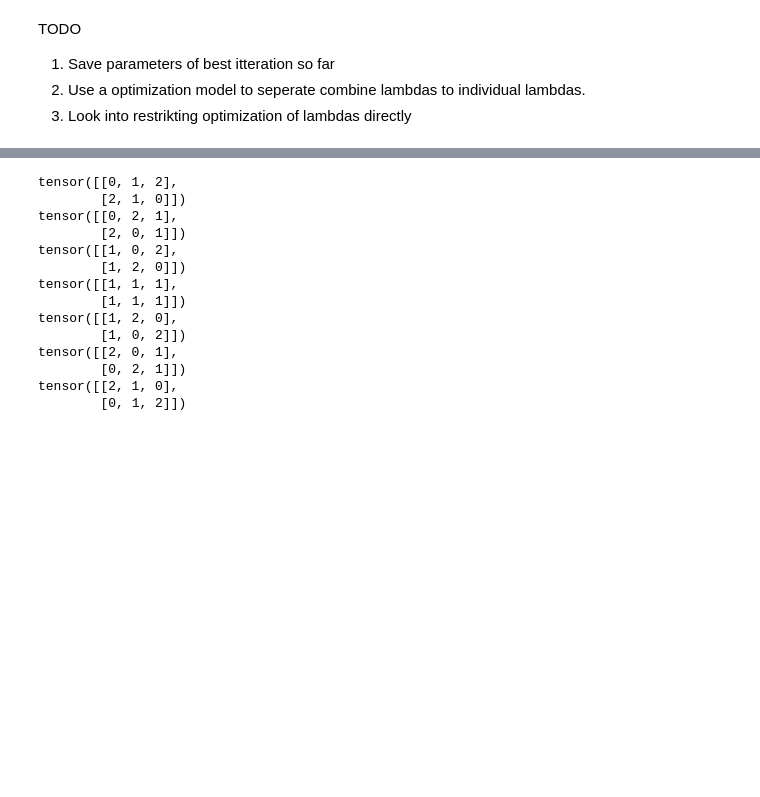
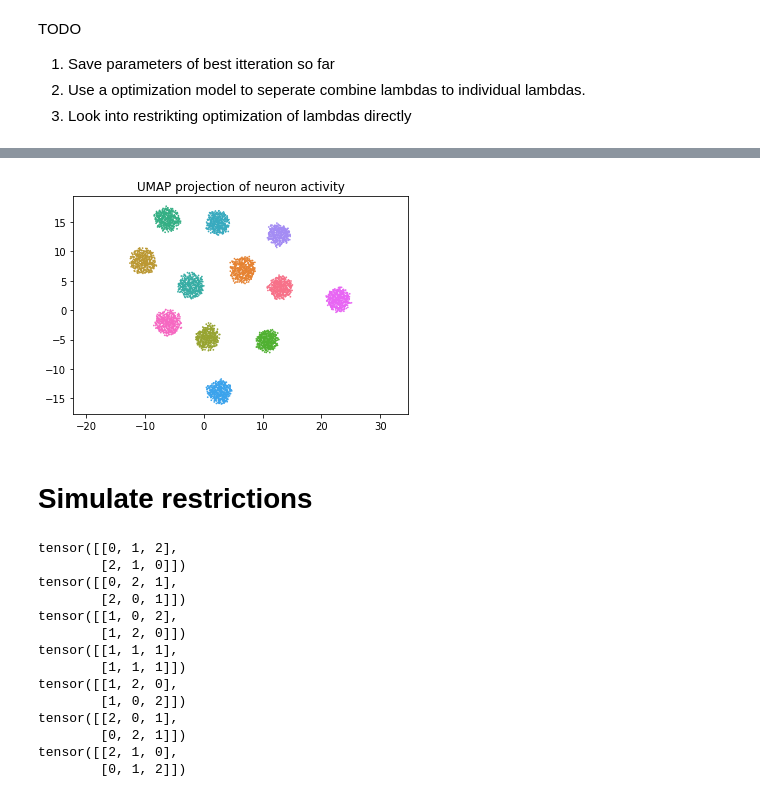
Before and after one commit to Zoroa1885/Multi-state-HMM-torch-model, a Jupyter notebook: analysis.ipynb, the cells around one changed output, grey strips where cells are left out. Saved outputs shown, nothing was run; the diff lists cells and outputs as text; code cells hidden in the pictures; blank space fills up the shorter version.

```diff
--- a/analysis.ipynb
+++ b/analysis.ipynb
@@ -887,3 +895,52 @@ tensor([[2, 2, 0],
+# %%
+import itertools
+
+# Replace these with your actual vectors
+vector1 = y_state_3
+vector2 = y_state_4
+
+# Create a dictionary to map unique combinations to numbers
+combo_to_number = {}
+
+# Create a counter to assign unique numbers
+counter = 0
+
+combination = []
+
+# Use itertools.product to generate unique combinations
+for i in range(len(vector1)):
+    combo = (vector1[i], vector2[i])
+    combination.append(combo)
+    if combo not in combo_to_number:
+        combo_to_number[combo] = counter
+        counter += 1
+# %%
+combination = list(combination)
+ensemble_state = [combo_to_number[combo] for combo in combination]
+# %%
+import umap.umap_ as umap
+
+states = ensemble_state
+
+X = X_state_ensamble
+
+X_scaled = StandardScaler().fit_transform(X)
+
+reducer = umap.UMAP(n_neighbors=10, min_dist=1)
+
+embedding = reducer.fit_transform(X_scaled)
+
+custom_palette = sns.color_palette("husl", len(set(states)))
+
+plt.scatter(
+    embedding[:, 0],
+    embedding[:, 1], c=[custom_palette[x] for x in states], s = 0.5)
+plt.gca().set_aspect('equal', 'datalim')
+plt.title('UMAP projection of neuron activity');
+# %% [output]
+[figure, added]
+# %% [markdown]
+# Simulate restrictions
 # %%
 from itertools import product
 from functools import reduce
```
Also changed, not shown: parts of 12 cells of this notebook, 1 other file.
